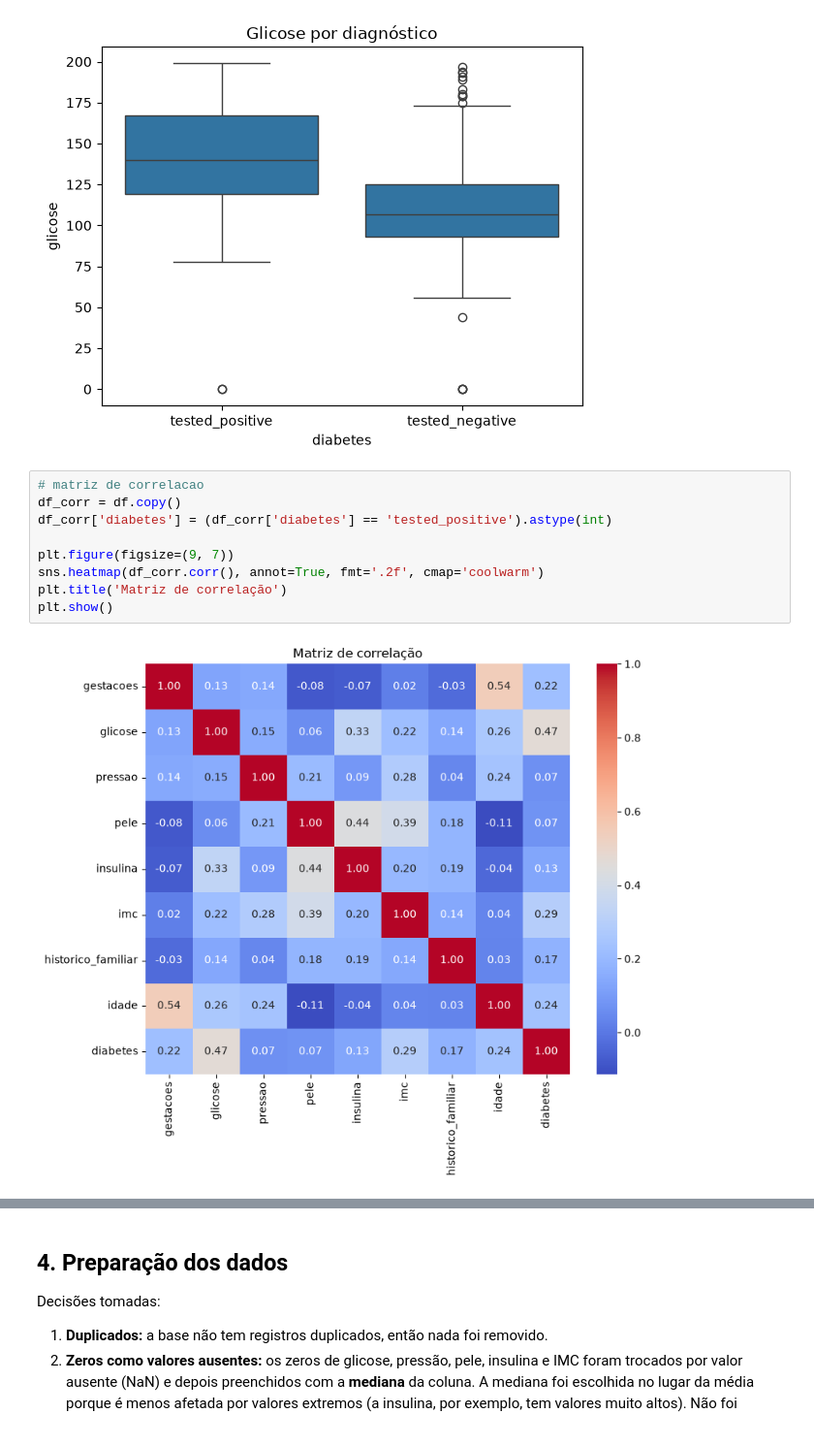
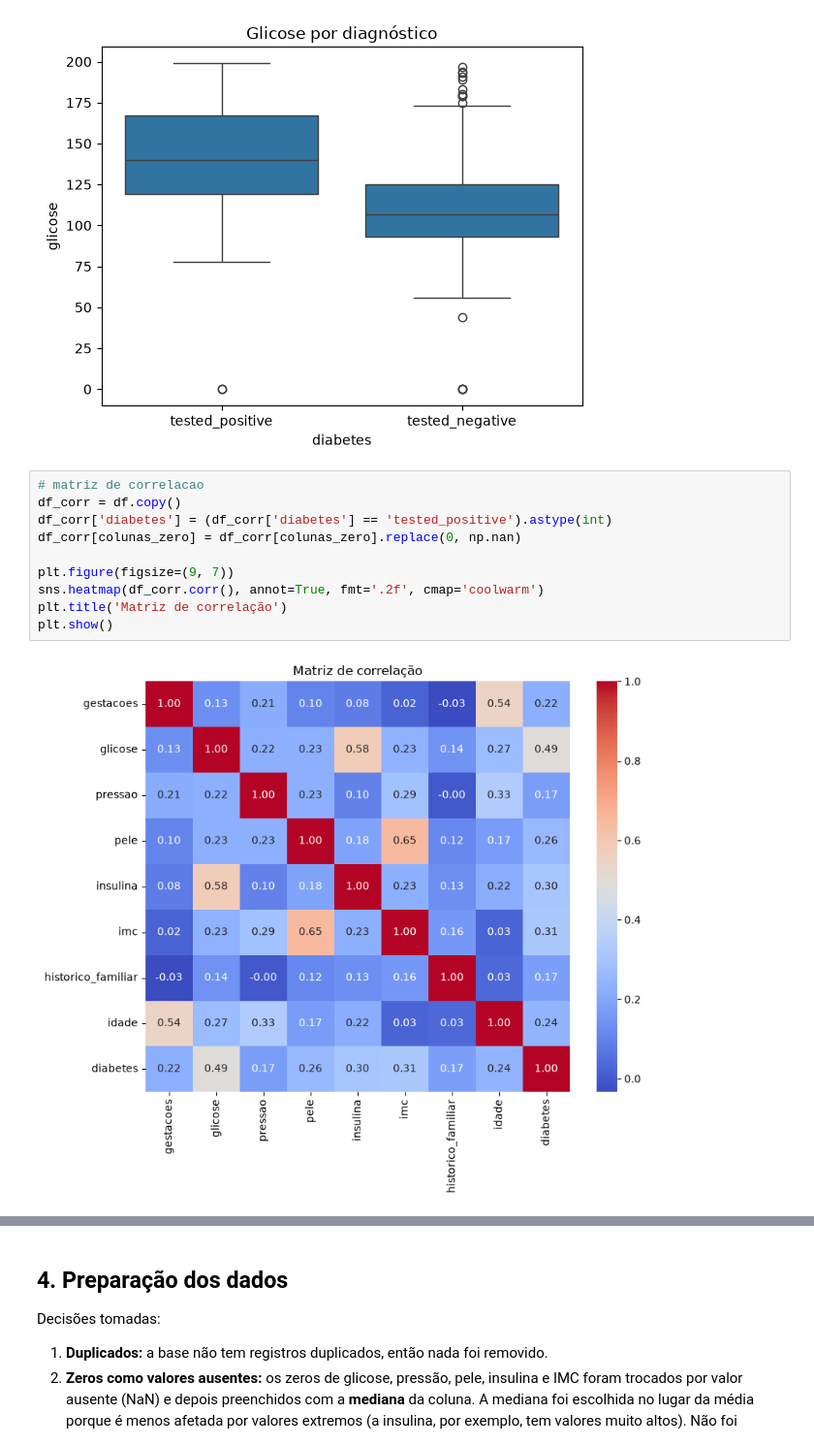
Before and after one commit to JlucasFaria/projeto-ml, a Jupyter notebook: notebooks/01_diabetes.ipynb, the cells around one changed output, grey strips where cells are left out. Shown at 97% size. Cells and saved outputs as stored; diff of their text form.

Commit message:
corrige correlacao do diabetes sem os zeros

```diff
--- a/notebooks/01_diabetes.ipynb
+++ b/notebooks/01_diabetes.ipynb
@@ -158,14 +158,15 @@ plt.show()
 # %%
 # matriz de correlacao
 df_corr = df.copy()
 df_corr['diabetes'] = (df_corr['diabetes'] == 'tested_positive').astype(int)
+df_corr[colunas_zero] = df_corr[colunas_zero].replace(0, np.nan)
 
 plt.figure(figsize=(9, 7))
 sns.heatmap(df_corr.corr(), annot=True, fmt='.2f', cmap='coolwarm')
 plt.title('Matriz de correlação')
 plt.show()
 # %% [output]
-[figure, old version]
+[figure, new version]
 # %% [markdown]
 **O que a análise mostrou:**
 
```
Also changed, not shown: parts of 2 cells of this notebook.
